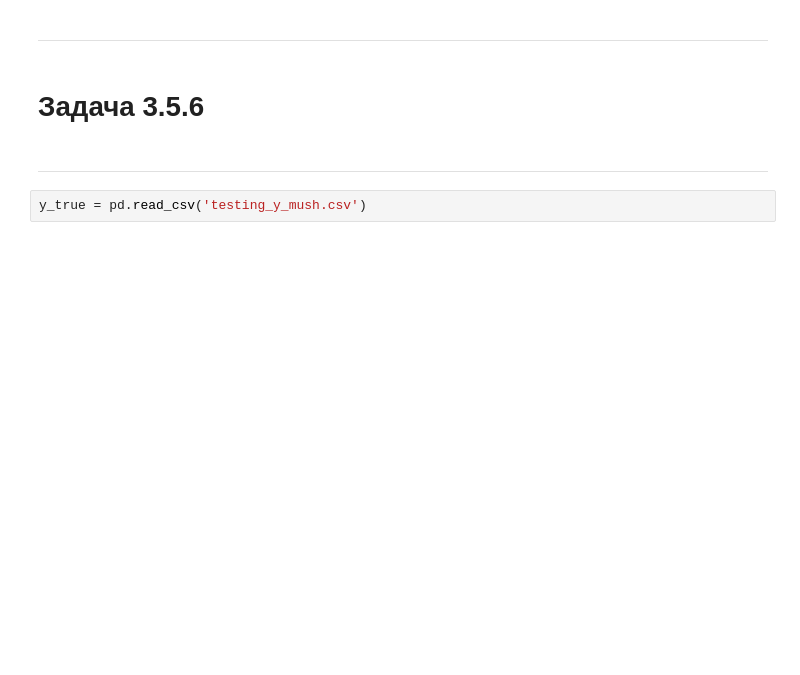
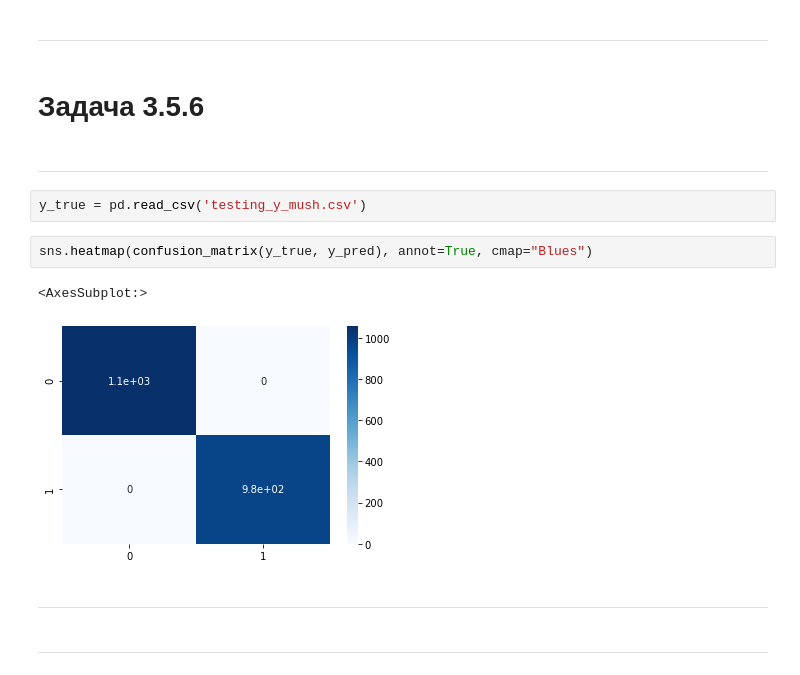
Before and after one commit to Accolyte42/Carpov_ML, a Jupyter notebook: Random Forest, Neuron nets.ipynb, the cells around one changed output. Saved outputs shown, nothing was run; the diff lists cells and outputs as text; blank space fills up the shorter version.

```diff
--- a/Random Forest, Neuron nets.ipynb
+++ b/Random Forest, Neuron nets.ipynb
@@ -263,3 +264,12 @@ ___
 ___
 # %%
 y_true = pd.read_csv('testing_y_mush.csv')
+# %%
+sns.heatmap(confusion_matrix(y_true, y_pred), annot=True, cmap="Blues")
+# %% [output]
+<AxesSubplot:>
+[figure, added]
+# %% [markdown]
+___
+# %% [markdown]
+____
```
Also changed, not shown: parts of 29 cells of this notebook, 3 other files.
